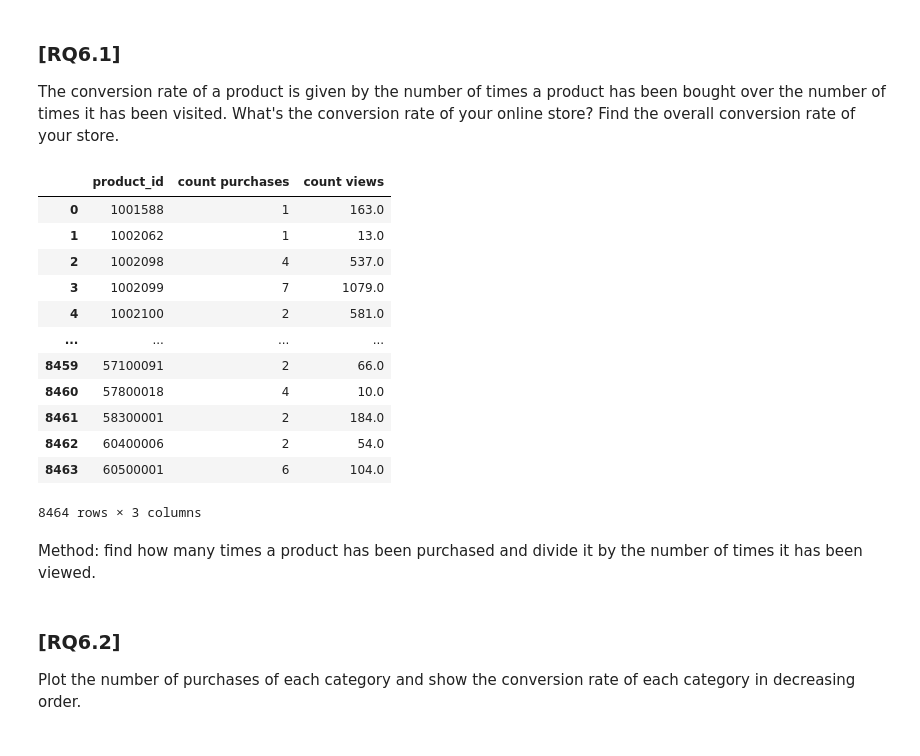
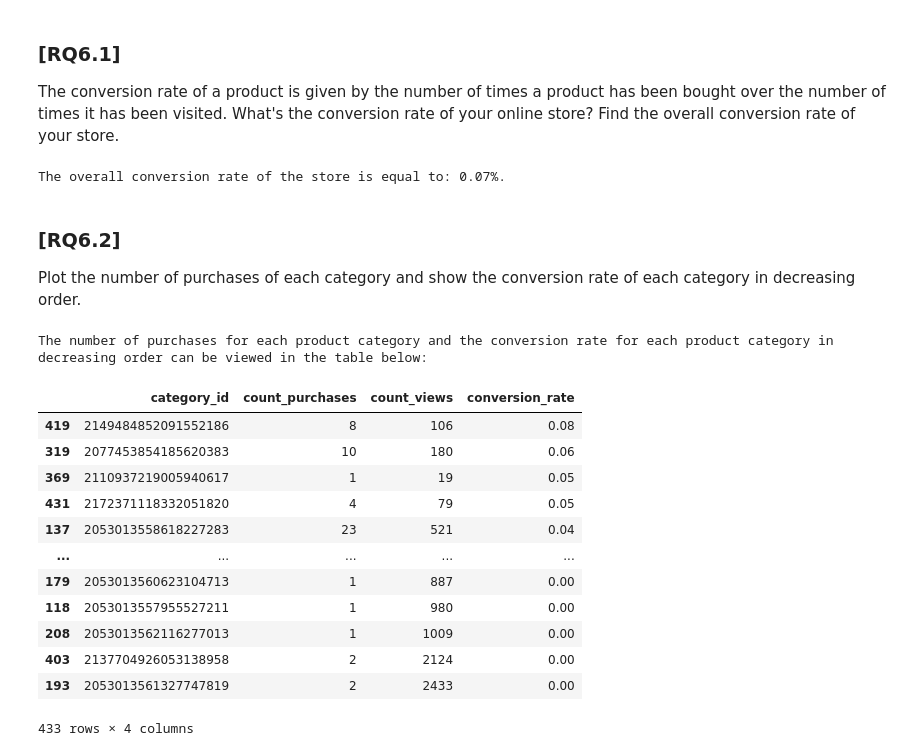
Before and after one commit to freebirdT/ADM_homework2, a Jupyter notebook: main.ipynb, the cells around one changed output. Cells and saved outputs as stored; diff of their text form; code cells hidden in the pictures.

```diff
--- a/main.ipynb
+++ b/main.ipynb
@@ -252,26 +252,50 @@ purchasedProducts = pd.DataFrame(dataset[dataset.event_type == 'purchase'].group
 # The following table shows how many times a product has been viewed.
 viewedProducts = pd.DataFrame(dataset[dataset.event_type == 'view'].groupby('product_id').product_id.count()).rename(columns={'product_id':'count views'}).reset_index()
 
-# Do join on the two tables
-purchasedProducts.join(viewedProducts.set_index('product_id'), on='product_id')
+# Join on the two tables
+mergedTable = purchasedProducts.join(viewedProducts.set_index('product_id'), on = 'product_id')
 
 # Add a new column to the table and calculate the conversion rate for each product
+mergedTable['conversion rate'] = mergedTable['count purchases']/mergedTable['count views']
+
+# Calculate the overall conversion rate of the store
+print('The overall conversion rate of the store is equal to: ' + str(round(mergedTable['conversion rate'].mean(),2)) + '%.')
+
+#del purchasedProducts, viewedProducts, mergedTable
 # %% [output]
-|  | product_id | count purchases | count views |
-| 0 | 1001588 | 1 | 163.0 |
-| 1 | 1002062 | 1 | 13.0 |
-| 2 | 1002098 | 4 | 537.0 |
-| 3 | 1002099 | 7 | 1079.0 |
-| 4 | 1002100 | 2 | 581.0 |
-| ... | ... | ... | ... |
-| 8459 | 57100091 | 2 | 66.0 |
-| 8460 | 57800018 | 4 | 10.0 |
-| 8461 | 58300001 | 2 | 184.0 |
-| 8462 | 60400006 | 2 | 54.0 |
-| 8463 | 60500001 | 6 | 104.0 |
-8464 rows × 3 columns
+The overall conversion rate of the store is equal to: 0.07%.
-# %% [markdown]
-Method: find how many times a product has been purchased and divide it by the number of times it has been viewed.
 # %% [markdown]
 ### [RQ6.2]
 Plot the number of purchases of each category and show the conversion rate of each category in decreasing order.
+# %%
+# The following table shows how many times a product has been purchased for each category
+gc.collect()
+purchasedProducts = pd.DataFrame(dataset[dataset.event_type == 'purchase'].groupby('category_id').product_id.count()).rename(columns={'product_id':'count_purchases'}).reset_index()
+
+# The following table shows how many times a product has been viewed for each category
+viewedProducts = pd.DataFrame(dataset[dataset.event_type == 'view'].groupby('category_id').product_id.count()).rename(columns={'product_id':'count_views'}).reset_index()
+
+# Join on the two tables
+mergedTable = purchasedProducts.join(viewedProducts.set_index('category_id'), on = 'category_id')
+
+# Add a new column to the table and calculate the conversion rate for each product category
+mergedTable['conversion_rate'] = mergedTable['count_purchases']/mergedTable['count_views']
+pd.options.display.float_format = '{:,.2f}'.format
+mergedTable = mergedTable.sort_values(by = 'conversion_rate', ascending = False)
+print('The number of purchases for each product category and the conversion rate for each product category in decreasing order can be viewed in the table below:')
+mergedTable
+# %% [output]
+The number of purchases for each product category and the conversion rate for each product category in decreasing order can be viewed in the table below:
+|  | category_id | count_purchases | count_views | conversion_rate |
+| 419 | 2149484852091552186 | 8 | 106 | 0.08 |
+| 319 | 2077453854185620383 | 10 | 180 | 0.06 |
+| 369 | 2110937219005940617 | 1 | 19 | 0.05 |
+| 431 | 2172371118332051820 | 4 | 79 | 0.05 |
+| 137 | 2053013558618227283 | 23 | 521 | 0.04 |
+| ... | ... | ... | ... | ... |
+| 179 | 2053013560623104713 | 1 | 887 | 0.00 |
+| 118 | 2053013557955527211 | 1 | 980 | 0.00 |
+| 208 | 2053013562116277013 | 1 | 1009 | 0.00 |
+| 403 | 2137704926053138958 | 2 | 2124 | 0.00 |
+| 193 | 2053013561327747819 | 2 | 2433 | 0.00 |
+433 rows × 4 columns
```
